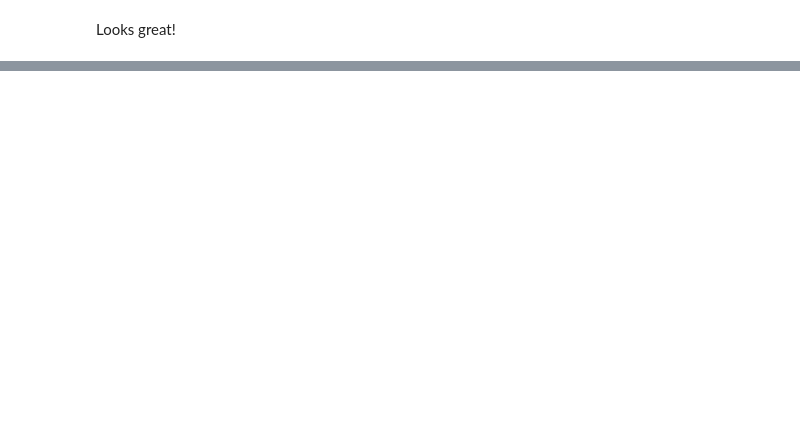
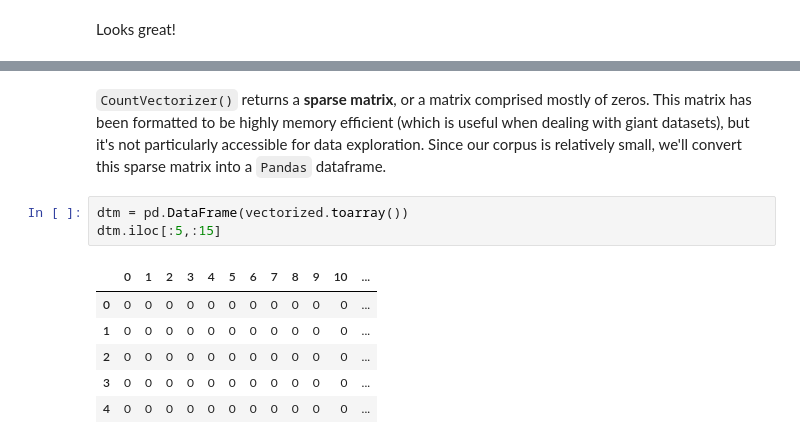
Before and after one commit to ucdavisdatalab/workshop_getting_started_with_textual_data, a Jupyter notebook: _sources/04_corpus-analytics.ipynb, the cells around one changed output, grey strips where cells are left out. Drawn from its saved outputs; the diff is of its cells as text; blank space fills up the shorter version.

```diff
--- a/_sources/04_corpus-analytics.ipynb
+++ b/_sources/04_corpus-analytics.ipynb
@@ -191,0 +216,15 @@ Looks great!
+# %% [markdown]
+`CountVectorizer()` returns a **sparse matrix**, or a matrix comprised mostly of zeros. This matrix has been
+formatted to be highly memory efficient (which is useful when dealing with giant datasets), but it's not
+particularly accessible for data exploration. Since our corpus is relatively small, we'll convert this sparse
+matrix into a `Pandas` dataframe.
+# %%
+dtm = pd.DataFrame(vectorized.toarray())
+dtm.iloc[:5,:15]
+# %% [output]
+|  | 0 | 1 | 2 | 3 | 4 | 5 | 6 | 7 | 8 | 9 | 10 | ... |
+| 0 | 0 | 0 | 0 | 0 | 0 | 0 | 0 | 0 | 0 | 0 | 0 | ... |
+| 1 | 0 | 0 | 0 | 0 | 0 | 0 | 0 | 0 | 0 | 0 | 0 | ... |
+| 2 | 0 | 0 | 0 | 0 | 0 | 0 | 0 | 0 | 0 | 0 | 0 | ... |
+| 3 | 0 | 0 | 0 | 0 | 0 | 0 | 0 | 0 | 0 | 0 | 0 | ... |
+| 4 | 0 | 0 | 0 | 0 | 0 | 0 | 0 | 0 | 0 | 0 | 0 | ... |
```
Also changed, not shown: parts of 24 cells of this notebook, 8 other files.
